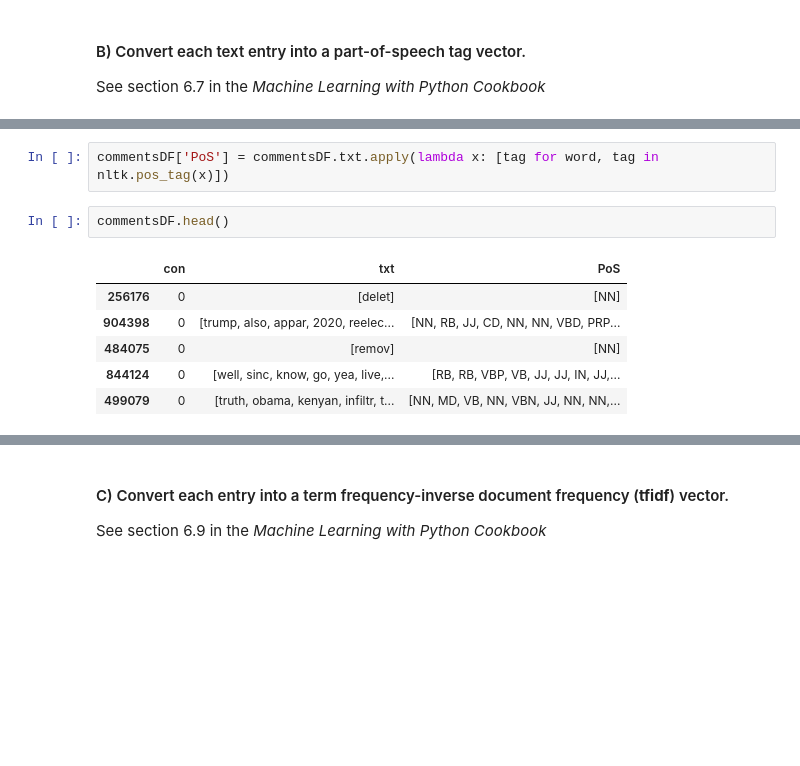
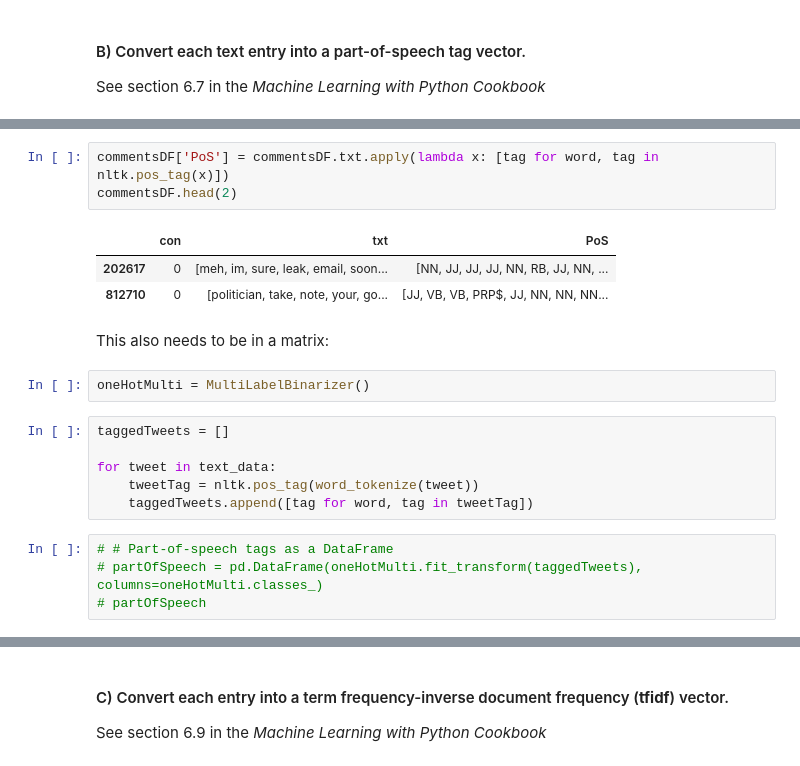
Before and after one commit to ScottBreitbach/DSC550, a Jupyter notebook: Week2/BreitbachScott_DSC550_Week2.ipynb, the cells around one changed output, grey strips where cells are left out. Drawn from its saved outputs; the diff is of its cells as text; blank space fills up the shorter version.

```diff
--- a/Week2/BreitbachScott_DSC550_Week2.ipynb
+++ b/Week2/BreitbachScott_DSC550_Week2.ipynb
@@ -156,11 +157,21 @@ nltk.pos_tag(commentsDF.txt.iloc[0])[:5]
 # %%
 commentsDF['PoS'] = commentsDF.txt.apply(lambda x: [tag for word, tag in nltk.pos_tag(x)])
+commentsDF.head(2)
+# %% [output]
+|  | con | txt | PoS |
+| 202617 | 0 | [meh, im, sure, leak, email, soon... | [NN, JJ, JJ, JJ, NN, RB, JJ, NN, ... |
+| 812710 | 0 | [politician, take, note, your, go... | [JJ, VB, VB, PRP$, JJ, NN, NN, NN... |
-# %%
-commentsDF.head()
-# %% [output]
-|  | con | txt | PoS |
-| 256176 | 0 | [delet] | [NN] |
-| 904398 | 0 | [trump, also, appar, 2020, reelec... | [NN, RB, JJ, CD, NN, NN, VBD, PRP... |
-| 484075 | 0 | [remov] | [NN] |
-| 844124 | 0 | [well, sinc, know, go, yea, live,... | [RB, RB, VBP, VB, JJ, JJ, IN, JJ,... |
-| 499079 | 0 | [truth, obama, kenyan, infiltr, t... | [NN, MD, VB, NN, VBN, JJ, NN, NN,... |
+# %% [markdown]
+This also needs to be in a matrix:
+# %%
+oneHotMulti = MultiLabelBinarizer()
+# %%
+taggedTweets = []
+
+for tweet in text_data:
+    tweetTag = nltk.pos_tag(word_tokenize(tweet))
+    taggedTweets.append([tag for word, tag in tweetTag])
+# %%
+# # Part-of-speech tags as a DataFrame
+# partOfSpeech = pd.DataFrame(oneHotMulti.fit_transform(taggedTweets), columns=oneHotMulti.classes_)
+# partOfSpeech
```
Also changed, not shown: parts of 10 cells of this notebook, 1 other file.
